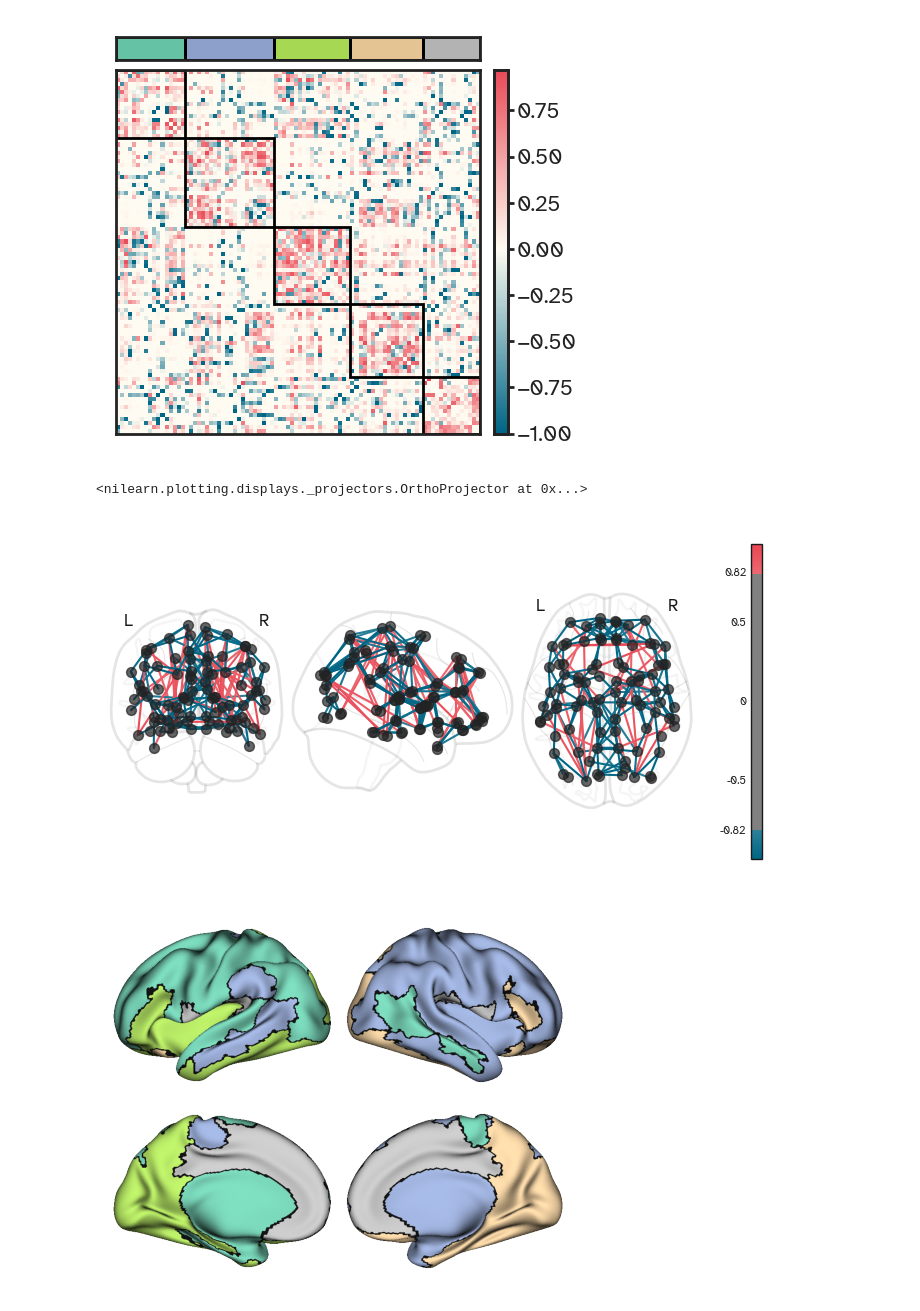
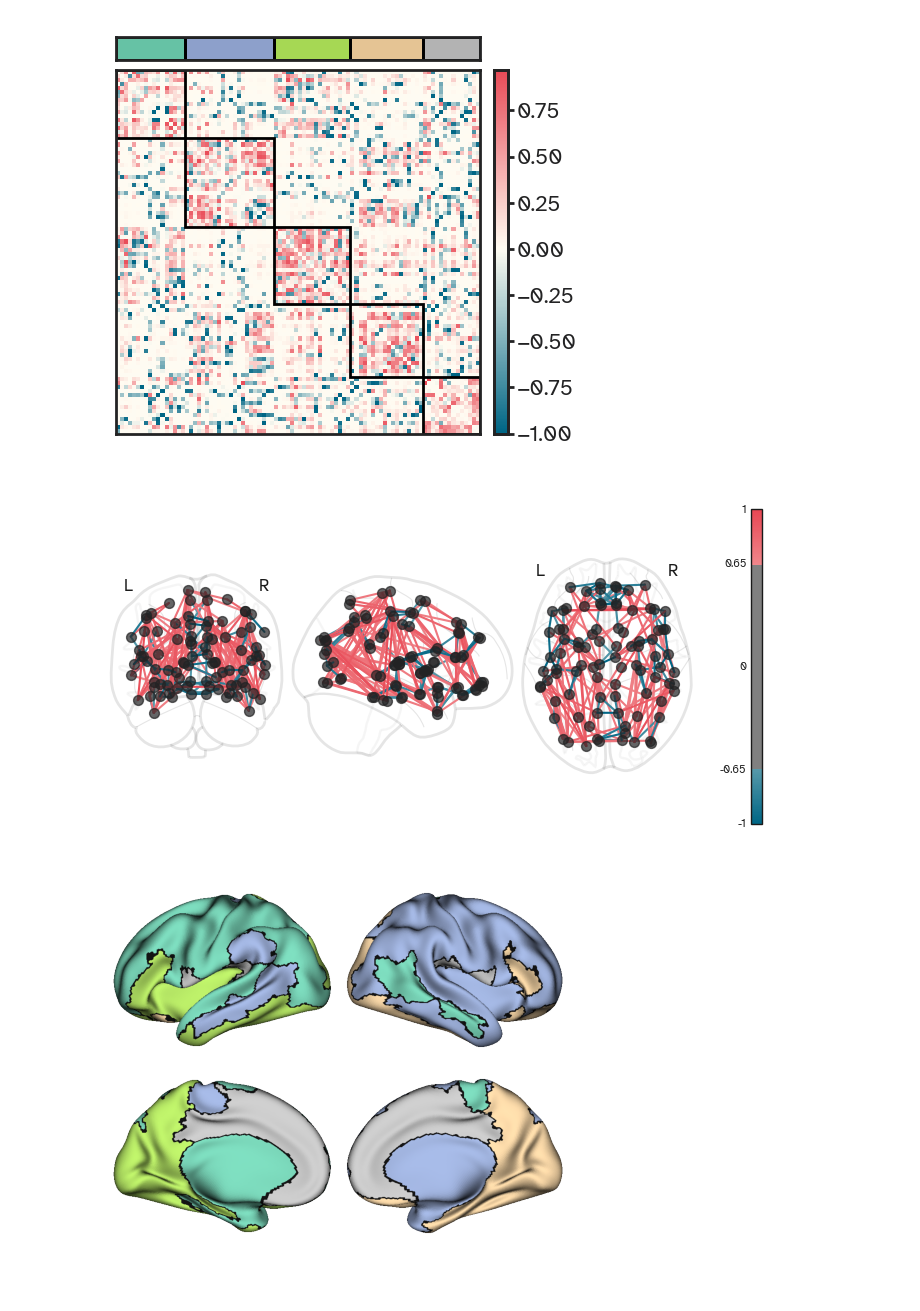
Before and after one commit to kuffmode/Optimal_networks, a Jupyter notebook: generative_aal.ipynb, the cells around one changed output. Cells and saved outputs as stored; diff of their text form; code cells hidden in the pictures.

```diff
--- a/generative_aal.ipynb
+++ b/generative_aal.ipynb
@@ -263 +266,9 @@ simulated_networks.shape
+# %%
+rd_sample_trajectories = np.load("simulations/HCP373_RD_networks/example_trajectories.npy")
+sp_sample_trajectories = np.load("simulations/HCP373_SP_networks/example_trajectories.npy")
+pd_sample_trajectories = np.load("simulations/HCP373_PD_networks/example_trajectories.npy")
+
+rd_networks = np.load("simulations/HCP373_RD_networks/equilibrium_networks.npy")
+sp_networks = np.load("simulations/HCP373_SP_networks/equilibrium_networks.npy")
+pd_networks = np.load("simulations/HCP373_PD_networks/equilibrium_networks.npy")
 # %%
@@ -337,21 +334,29 @@ fig.savefig("figures/HCP/consensus_modularity_matrix.pdf",dpi=600,bbox_inches='t
 # %% [output]
 [figure]
+# %%
+rd_similarities = np.zeros((n_nodes,n_nodes,rd_networks.shape[-1]))
+sp_similarities = np.zeros((n_nodes,n_nodes,sp_networks.shape[-1]))
+pd_similarities = np.zeros((n_nodes,n_nodes,pd_networks.shape[-1]))
+
+for i in range(rd_networks.shape[-1]):
+    rd_similarities[:,:,i] = hcp_ya[:,:,i] - rd_networks[:,:,i]
+    sp_similarities[:,:,i] = hcp_ya[:,:,i] - sp_networks[:,:,i]
+    pd_similarities[:,:,i] = hcp_ya[:,:,i] - pd_networks[:,:,i]
 # %%
 from nilearn.plotting import plot_connectome
 
-plot_connectome(averaged_network_distance,
+plot_connectome(pd_similarities.mean(-1),
                 coordinates,
                 node_color=viz_colors["neutrals"]["HALF_BLACK"],
                 edge_cmap=viz_cmaps["db_bw_lr"],
                 edge_threshold="95%",
                 alpha=0.1,
                 colorbar=True,
                 edge_kwargs={"linewidth":1.5},
                 node_kwargs={"alpha":0.7})
-#plt.savefig("figures/HCP/network difference.pdf",dpi=600,bbox_inches='tight');
+plt.savefig("figures/HCP/PD_network difference.pdf",dpi=600,bbox_inches='tight');
 # %% [output]
-<nilearn.plotting.displays._projectors.OrthoProjector at 0x...>
-[figure, old version]
+[figure, new version]
 # %%
 # left_data = simulated_similarity.iloc[:,::2].copy()
 # right_data = simulated_similarity.iloc[:,1::2].copy()
```
Also changed, not shown: parts of 46 cells of this notebook, 10 other files.
